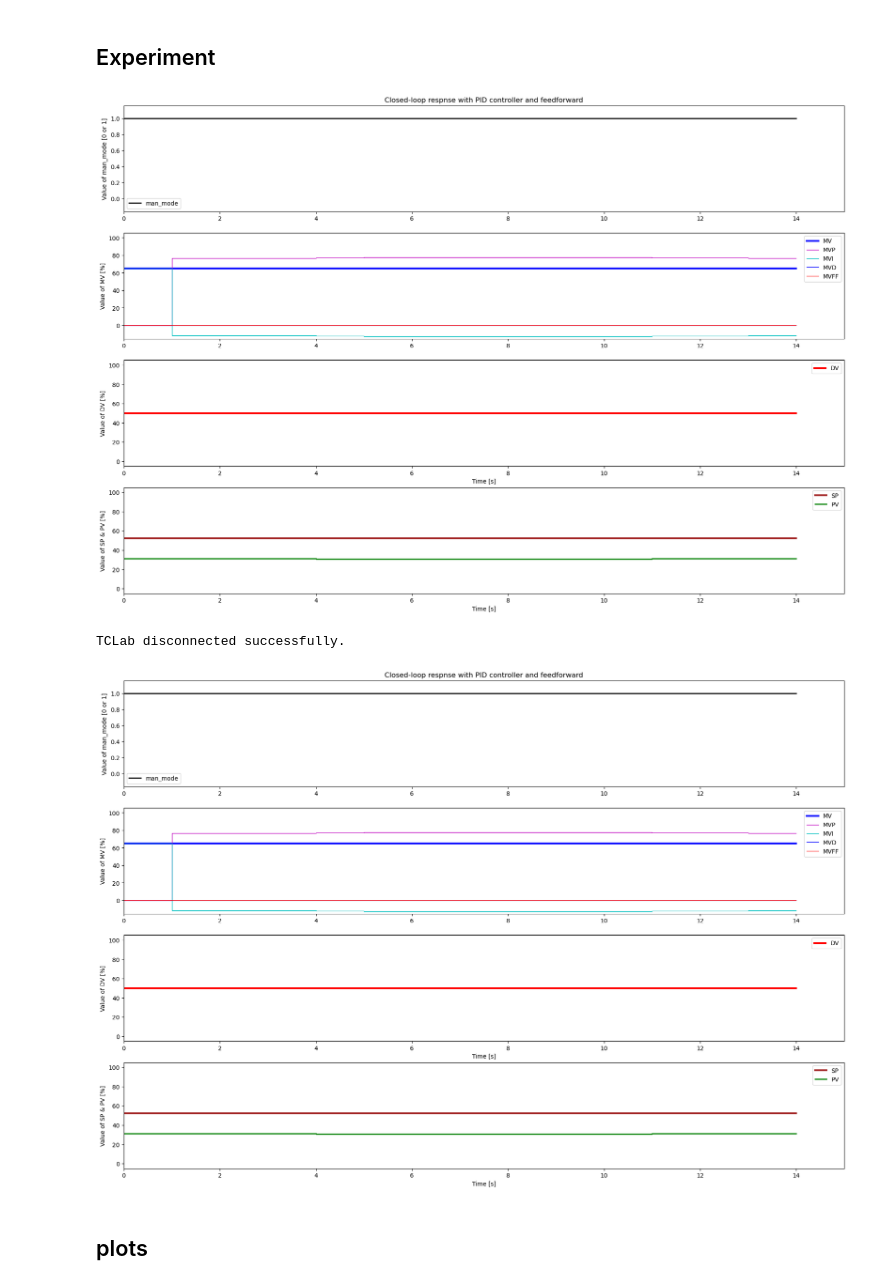
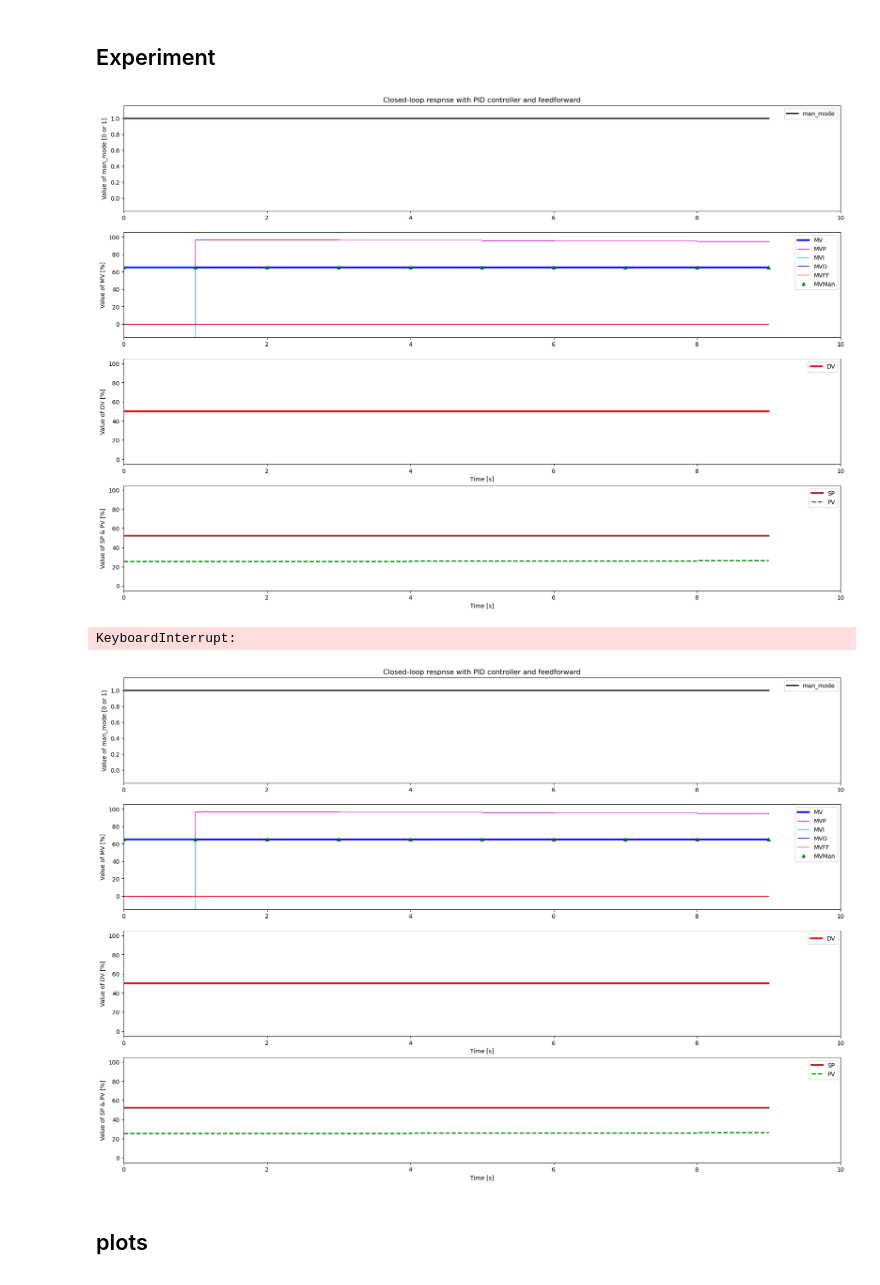
Before and after one commit to EliottNys/Control_Theory, a Jupyter notebook: TCLab_CLP_PID_FF.ipynb, the cells around one changed output. Drawn from its saved outputs; the diff is of its cells as text; code cells hidden in the pictures.

Commit message:
added MVMan to plot

```diff
--- a/TCLab_CLP_PID_FF.ipynb
+++ b/TCLab_CLP_PID_FF.ipynb
@@ -125,23 +127,24 @@ l3, = ax2.step([0,TExp],[-10,100],'m-',linewidth=1,label='MVP',where='post')
 l4, = ax2.step([0,TExp],[-10,100],'c-',linewidth=1,label='MVI',where='post')
 l5, = ax2.step([0,TExp],[-10,100],'b-',linewidth=1,label='MVD',where='post')
 l6, = ax2.step([0,TExp],[-10,100],'r-',linewidth=1,label='MVFF',where='post')
+l7, = ax2.step([0,TExp],[-10,100],'g--',linewidth=1,label='MVMan',where='post')
 ax2.set_ylabel('Value of MV [%]')
 ax2.legend(loc='best')
 
-l7, = ax3.step([0,TExp],[0,100],'r-',linewidth=3,label='DV',where='post')
+l8, = ax3.step([0,TExp],[0,100],'r-',linewidth=3,label='DV',where='post')
 ax3.set_ylabel('Value of DV [%]')
 ax3.set_xlabel('Time [s]')
 ax3.legend(loc='best')
 
-l8, = ax4.step([0,TExp],[0,100],'brown',linewidth=3,label='SP',where='post')
-l9, = ax4.step([0,TExp],[0,100],'g-',linewidth=2,label='PV',where='post')
+l9, = ax4.step([0,TExp],[0,100],'brown',linewidth=3,label='SP',where='post')
+l10, = ax4.step([0,TExp],[0,100],'g-',linewidth=2,label='PV',where='post')
 ax4.set_ylabel('Value of SP & PV [%]')
 ax4.set_xlabel('Time [s]')
 ax4.legend(loc='best')
 
 lab = tclab.TCLab()
 
-for i in range(0,N):
+for i in range(0,15):
     t.append(i*Ts)
 
     # Setpoint and Disturbance value
@@ -180,9 +183,10 @@ for i in range(0,N):
     l4.set_data(t,MVI)
     l5.set_data(t,MVD)
     l6.set_data(t,MVFF)
-    l7.set_data(t,DV)
-    l8.set_data(t,SP)
-    l9.set_data(t,PV)
+    l7.set_data(t,MVMan)
+    l8.set_data(t,DV)
+    l9.set_data(t,SP)
+    l10.set_data(t,PV)
 
     # Remove if increasing x-axis length is not desired
     ax1.set_xlim(0, t[-1]+1)
@@ -193,36 +197,36 @@ for i in range(0,N):
     display(fig)
 
 lab.close()
 
 # Save data in text file
 # ----------------------
 now = datetime.now()
 date_time = now.strftime("%Y-%m-%d-%Hh%M")
 # Conversion to array
 t = np.array(t)
 MV = np.array(MV)
 PV = np.array(PV)
 DV = np.array(DV)
 my_data = np.vstack((t.T,MV.T,PV.T,DV.T))
 my_data = my_data.T
 nameFile = 'Data/PID_scenario_{}_'.format(scenario) + date_time + '.txt'
 if not os.path.exists('Data'):
     os.makedirs('Data')
 np.savetxt(nameFile,my_data,delimiter=',',header='t,MV,PV,DV',comments='')
 
 
 # Save Plot
 # ---------
 if not os.path.exists('Plots'):
     os.makedirs('Plots')
 
 titleName = 'PID_scenario_{}_'.format(scenario) + date_time
 plt.savefig('Plots\\' + titleName + '.png',transparent=True)
 plt.savefig('Plots\\' + titleName + '.pdf',transparent=True)
 # %% [output]
-[figure, old version]
+[figure, new version]
-TCLab disconnected successfully.
+KeyboardInterrupt:
-[figure, old version]
+[figure, new version]
 # %% [markdown]
 ## plots
 # %%
```
Also changed, not shown: parts of 1 cell of this notebook.
